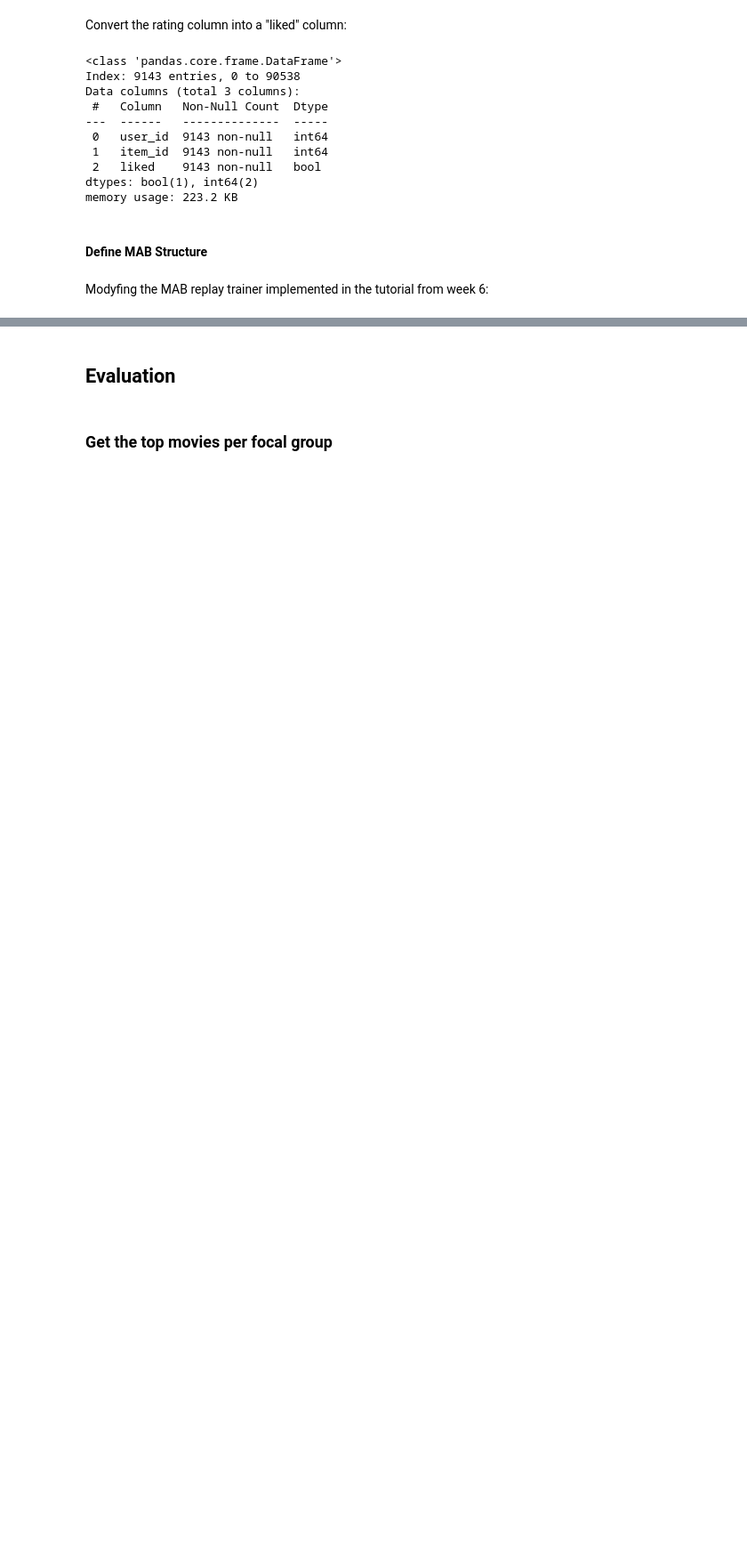
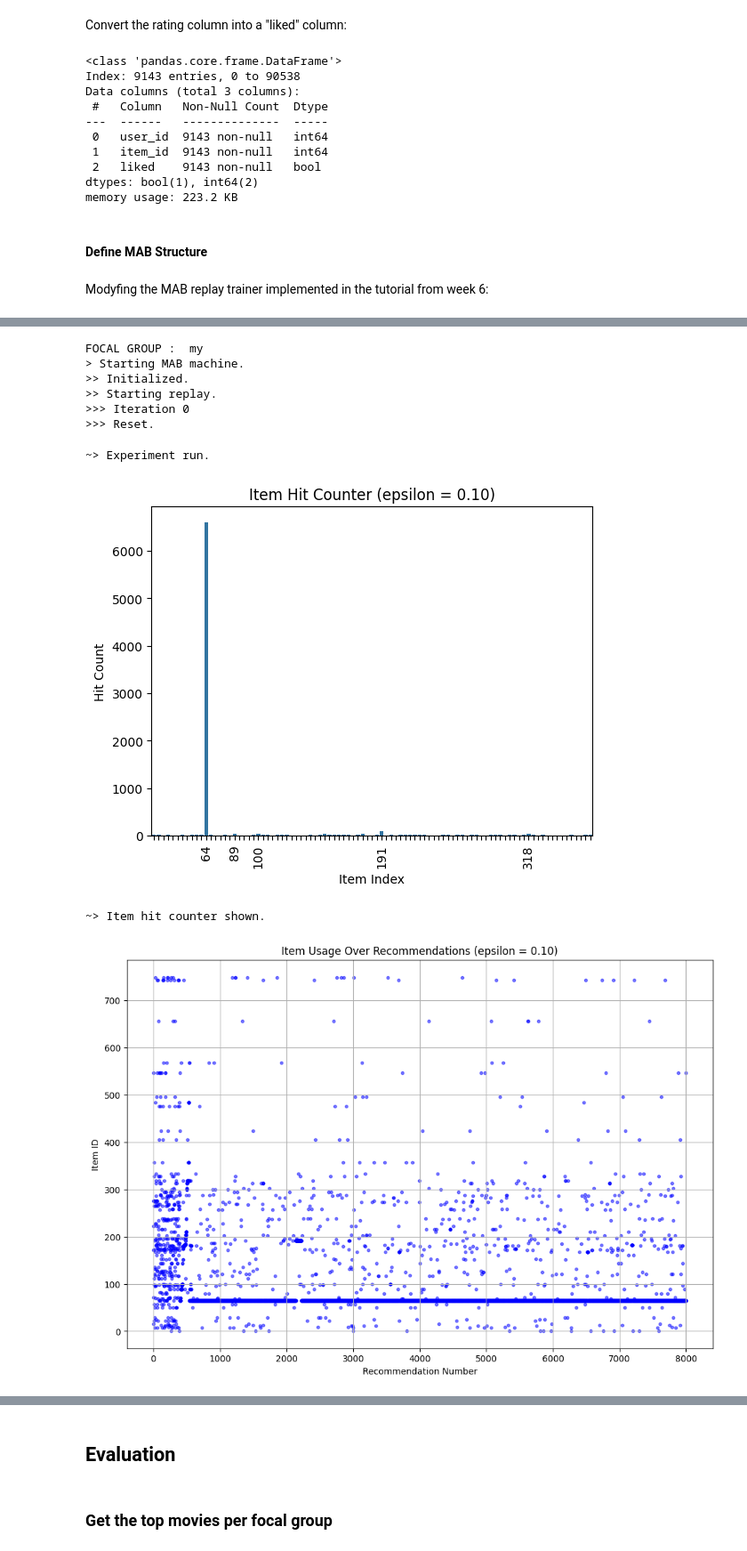
Before and after one commit to Cgolling/LLP_IS4242, a Jupyter notebook: A3_MAB.ipynb, the cells around one changed output, grey strips where cells are left out. Shown at 89% size. Cells and saved outputs as stored; diff of their text form; code cells hidden in the pictures; blank space fills up the shorter version.

```diff
--- a/A3_MAB.ipynb
+++ b/A3_MAB.ipynb
@@ -412,14 +412,6 @@ class Epsilon_Scenario():
                     by="reward_ratio",
                     ascending=False
                 ).item_id[0:5].to_list()
-
-
-# E_05 = Epsilon_Scenario(0.05, 5000, 2, df)
-# E_05.run_experiment()
-# # E_05.show_item_hit_counter()
-# # E_05.show_item_selection()
-# # E_05.compute_liked()
-# E_05.get_best_items()
-# E_05.show_percentage_liked()
+        return self.top_10
 # %%
 class Evaluator():
@@ -672,0 +602,43 @@ Threshold is  275.0
+# %%
+# ////////
+DEV = False
+# ////////
+
+df_train_groups = get_focal_groups(df_train)
+df_train_groups_top = {}
+
+for df_train_label, df in df_train_groups.items():
+    print("FOCAL GROUP : ", df_train_label)
+
+    df = MAB_drop_cols(df)
+    df = MAB_liked_trafo(df)
+
+    if not DEV:
+        eps_arr = [0.1] #, 0.25, 0.5, 0.75]
+        rec_arr = [8000 for _ in eps_arr]
+        itr_arr = [1 for _ in eps_arr]
+    else:
+        eps_arr = [0.05, 0.1, 0.15, 0.25, 0.5, 0.75]
+        rec_arr = [8000 for _ in eps_arr]
+        itr_arr = [1 for _ in eps_arr]
+
+    EVAL = Evaluator(eps_arr, itr_arr, rec_arr, df)
+    EVAL.replay_all()
+    EVAL.show_comparative_plot()
+    df_train_groups_top[df_train_label] = EVAL.get_top_5()
+    plots_evolve(EVAL)
+
+
+    print("---"*20)
+    # break
+# %% [output]
+FOCAL GROUP :  my
+> Starting MAB machine.
+>> Initialized.
+>> Starting replay.
+>>> Iteration 0
+>>> Reset.
+~> Experiment run.
+[figure, added]
+~> Item hit counter shown.
+[figure, added]
```
Also changed, not shown: parts of 14 cells of this notebook.
